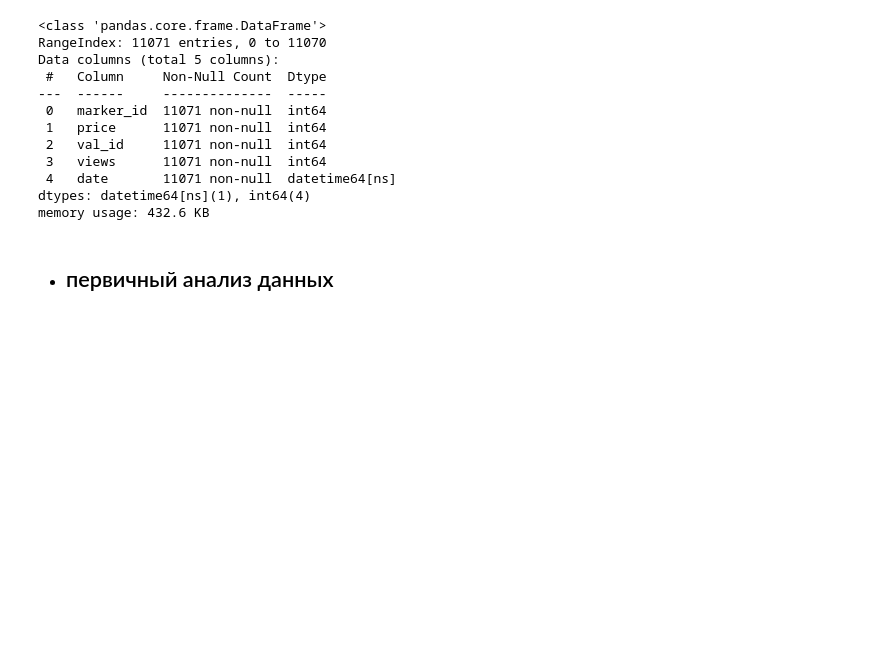
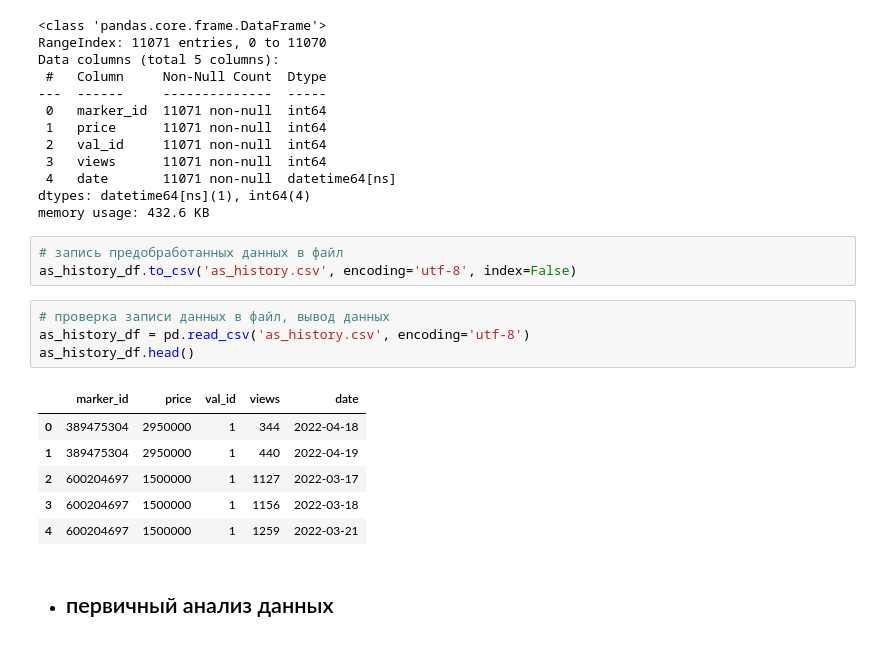
Before and after one commit to RuslanLat/pet_project, a Jupyter notebook: avito_apartments/EDA_history.ipynb, the cells around one changed output. Saved outputs shown, nothing was run; the diff lists cells and outputs as text; blank space fills up the shorter version.

Commit message:
добавлен код записи обработанных данных в файл

```diff
--- a/avito_apartments/EDA_history.ipynb
+++ b/avito_apartments/EDA_history.ipynb
@@ -342,6 +342,20 @@ Data columns (total 5 columns):
  4   date       11071 non-null  datetime64[ns]
 dtypes: datetime64[ns](1), int64(4)
 memory usage: 432.6 KB
+# %%
+# запись предобработанных данных в файл
+as_history_df.to_csv('as_history.csv', encoding='utf-8', index=False)
+# %%
+# проверка записи данных в файл, вывод данных
+as_history_df = pd.read_csv('as_history.csv', encoding='utf-8')
+as_history_df.head()
+# %% [output]
+|  | marker_id | price | val_id | views | date |
+| 0 | 389475304 | 2950000 | 1 | 344 | 2022-04-18 |
+| 1 | 389475304 | 2950000 | 1 | 440 | 2022-04-19 |
+| 2 | 600204697 | 1500000 | 1 | 1127 | 2022-03-17 |
+| 3 | 600204697 | 1500000 | 1 | 1156 | 2022-03-18 |
+| 4 | 600204697 | 1500000 | 1 | 1259 | 2022-03-21 |
 # %% [markdown]
 * ## первичный анализ данных
 # %%
```
